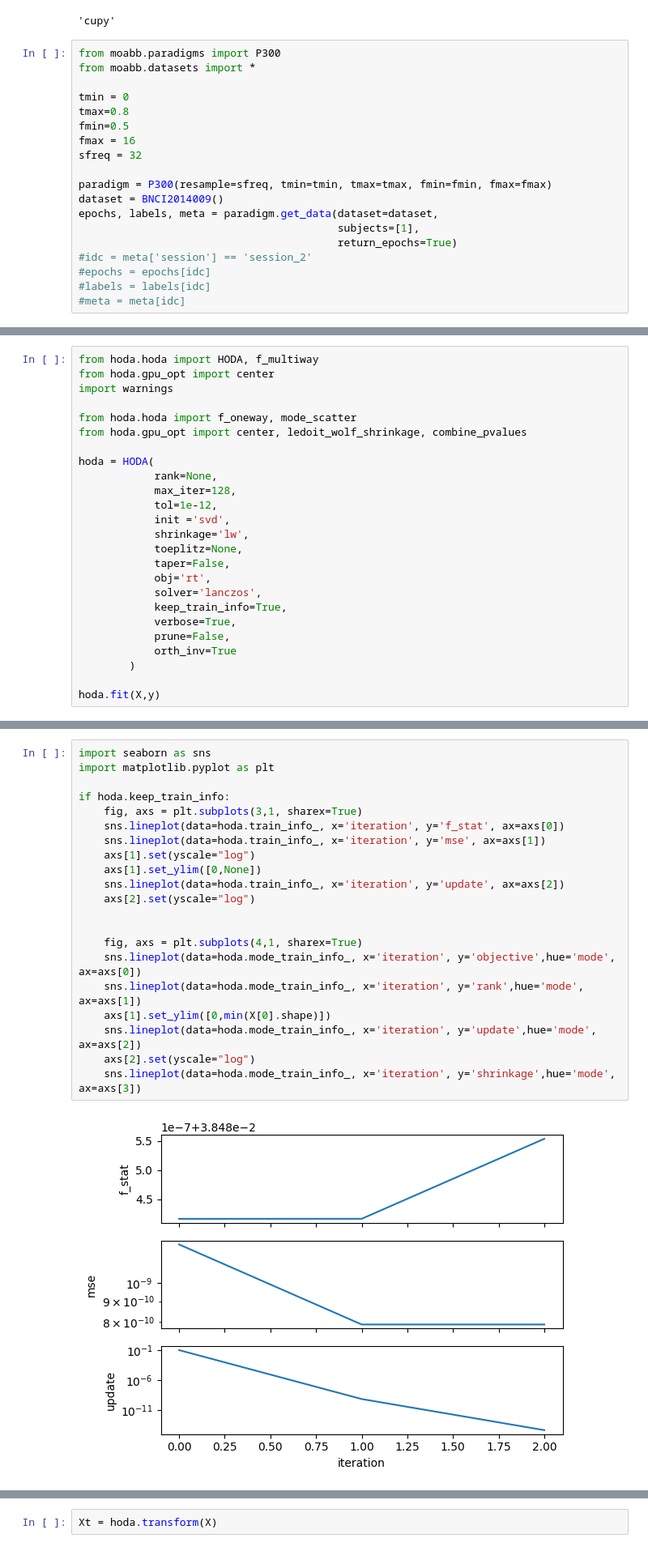
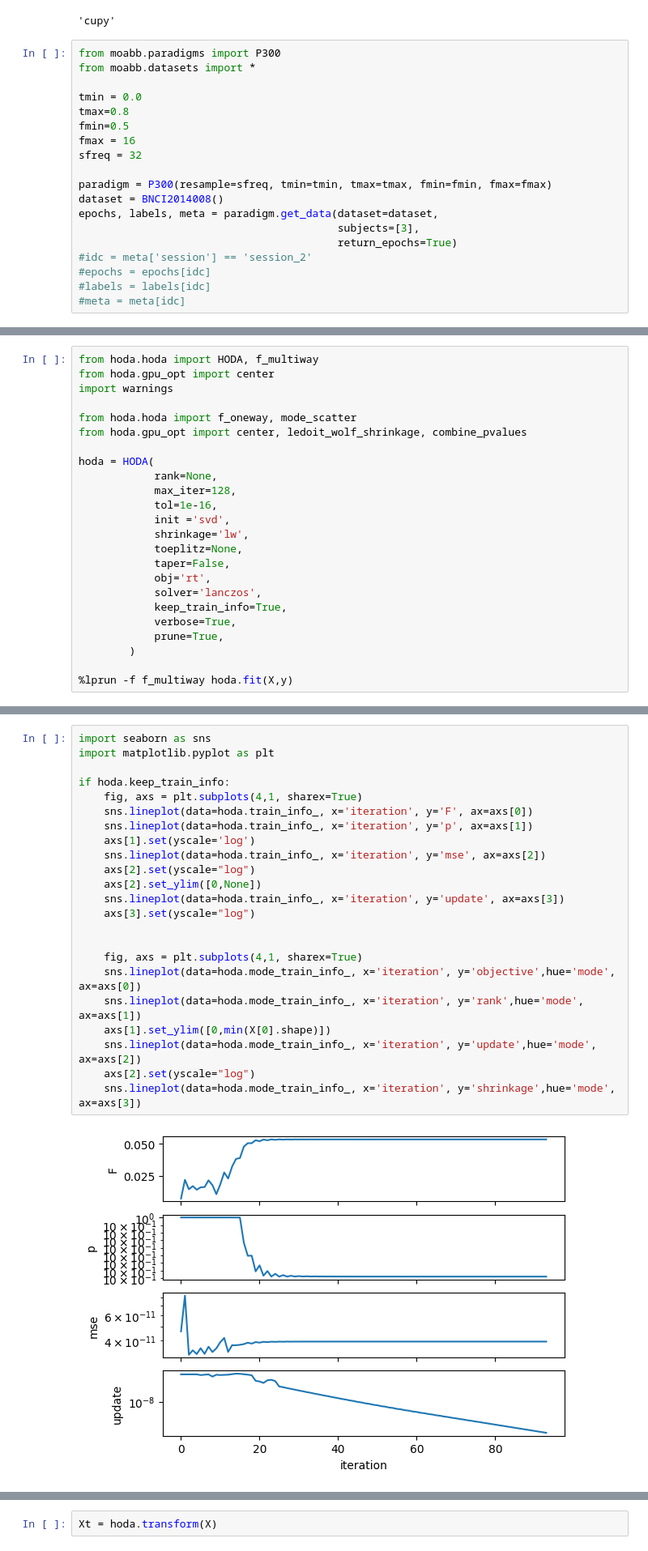
Before and after one commit to arnevdk/bttda, a Jupyter notebook: notebooks/hoda.ipynb, the cells around one changed output, grey strips where cells are left out. Shown at 81% size. Drawn from its saved outputs; the diff is of its cells as text.

```diff
--- a/notebooks/hoda.ipynb
+++ b/notebooks/hoda.ipynb
@@ -8,16 +8,16 @@ tl.get_backend()
 from moabb.paradigms import P300
 from moabb.datasets import *
 
-tmin = 0
+tmin = 0.0
 tmax=0.8
 fmin=0.5
 fmax = 16
 sfreq = 32
 
 paradigm = P300(resample=sfreq, tmin=tmin, tmax=tmax, fmin=fmin, fmax=fmax)
-dataset = BNCI2014009()
+dataset = BNCI2014008()
 epochs, labels, meta = paradigm.get_data(dataset=dataset,
-                                         subjects=[1],
+                                         subjects=[3],
                                          return_epochs=True)
 #idc = meta['session'] == 'session_2'
 #epochs = epochs[idc]
@@ -61,7 +55,7 @@ from hoda.gpu_opt import center, ledoit_wolf_shrinkage, combine_pvalues
 hoda = HODA(
             rank=None,
             max_iter=128,
-            tol=1e-12,
+            tol=1e-16,
             init ='svd',
             shrinkage='lw',
             toeplitz=None,
@@ -70,11 +64,10 @@ hoda = HODA(
             solver='lanczos',
             keep_train_info=True,
             verbose=True,
-            prune=False,
-            orth_inv=True
+            prune=True,
         )
 
-hoda.fit(X,y)
+%lprun -f f_multiway hoda.fit(X,y)
 # %% [output]
 Initializing factors...
 Fitting discriminative Tucker model...
@@ -83,23 +109,25 @@ HODA(keep_train_info=True, max_iter=128, prune=False, verbose=True)
 # %%
 import seaborn as sns
 import matplotlib.pyplot as plt
 
 if hoda.keep_train_info:
-    fig, axs = plt.subplots(3,1, sharex=True)
-    sns.lineplot(data=hoda.train_info_, x='iteration', y='f_stat', ax=axs[0])
-    sns.lineplot(data=hoda.train_info_, x='iteration', y='mse', ax=axs[1])
-    axs[1].set(yscale="log")
-    axs[1].set_ylim([0,None])
-    sns.lineplot(data=hoda.train_info_, x='iteration', y='update', ax=axs[2])
+    fig, axs = plt.subplots(4,1, sharex=True)
+    sns.lineplot(data=hoda.train_info_, x='iteration', y='F', ax=axs[0])
+    sns.lineplot(data=hoda.train_info_, x='iteration', y='p', ax=axs[1])
+    axs[1].set(yscale='log')
+    sns.lineplot(data=hoda.train_info_, x='iteration', y='mse', ax=axs[2])
     axs[2].set(yscale="log")
+    axs[2].set_ylim([0,None])
+    sns.lineplot(data=hoda.train_info_, x='iteration', y='update', ax=axs[3])
+    axs[3].set(yscale="log")
 
 
     fig, axs = plt.subplots(4,1, sharex=True)
     sns.lineplot(data=hoda.mode_train_info_, x='iteration', y='objective',hue='mode', ax=axs[0])
     sns.lineplot(data=hoda.mode_train_info_, x='iteration', y='rank',hue='mode', ax=axs[1])
     axs[1].set_ylim([0,min(X[0].shape)])
     sns.lineplot(data=hoda.mode_train_info_, x='iteration', y='update',hue='mode', ax=axs[2])
     axs[2].set(yscale="log")
     sns.lineplot(data=hoda.mode_train_info_, x='iteration', y='shrinkage',hue='mode', ax=axs[3])
 # %% [output]
-[figure, old version]
+[figure, new version]
```
Also changed, not shown: parts of 16 cells of this notebook, 3 other files.
